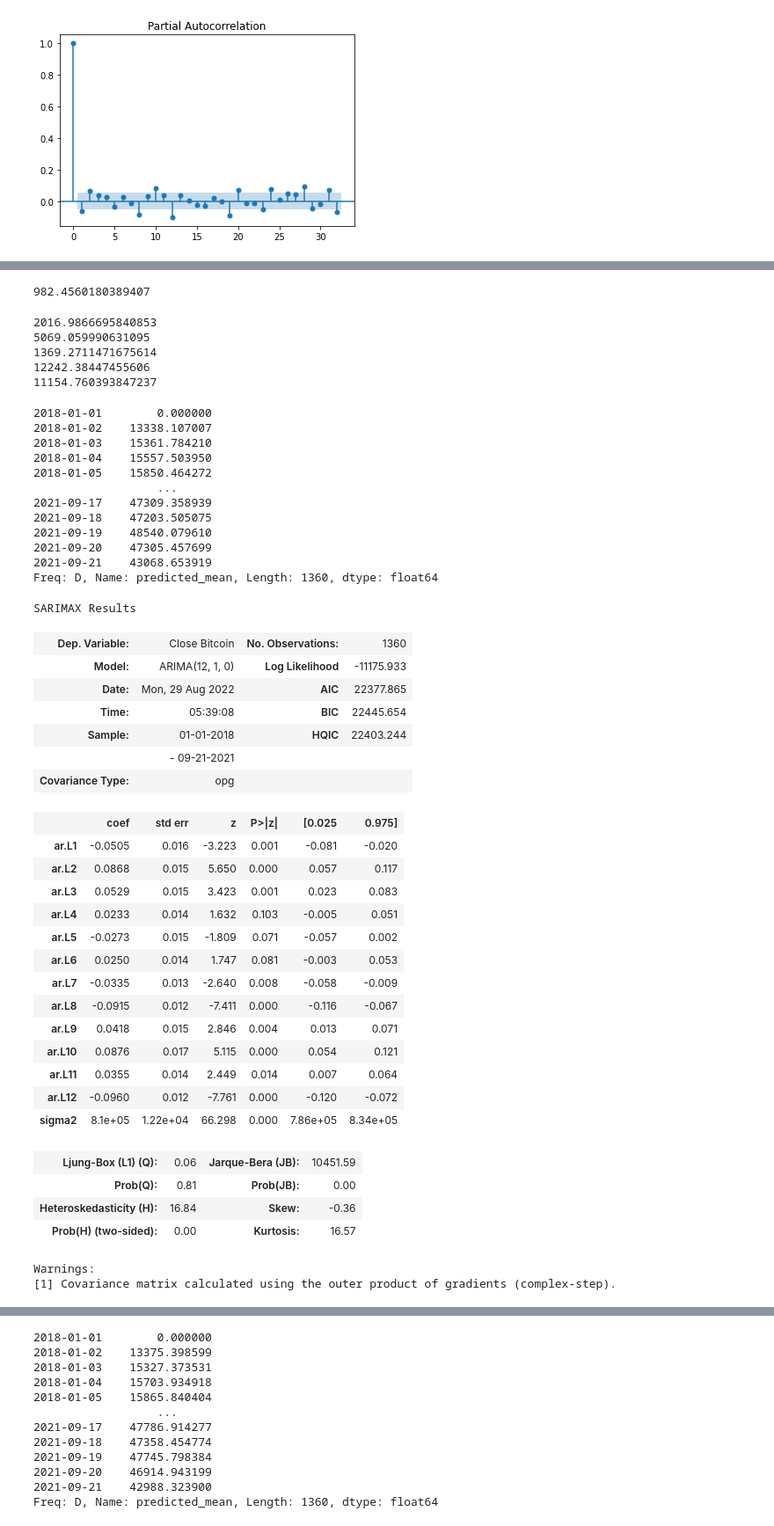
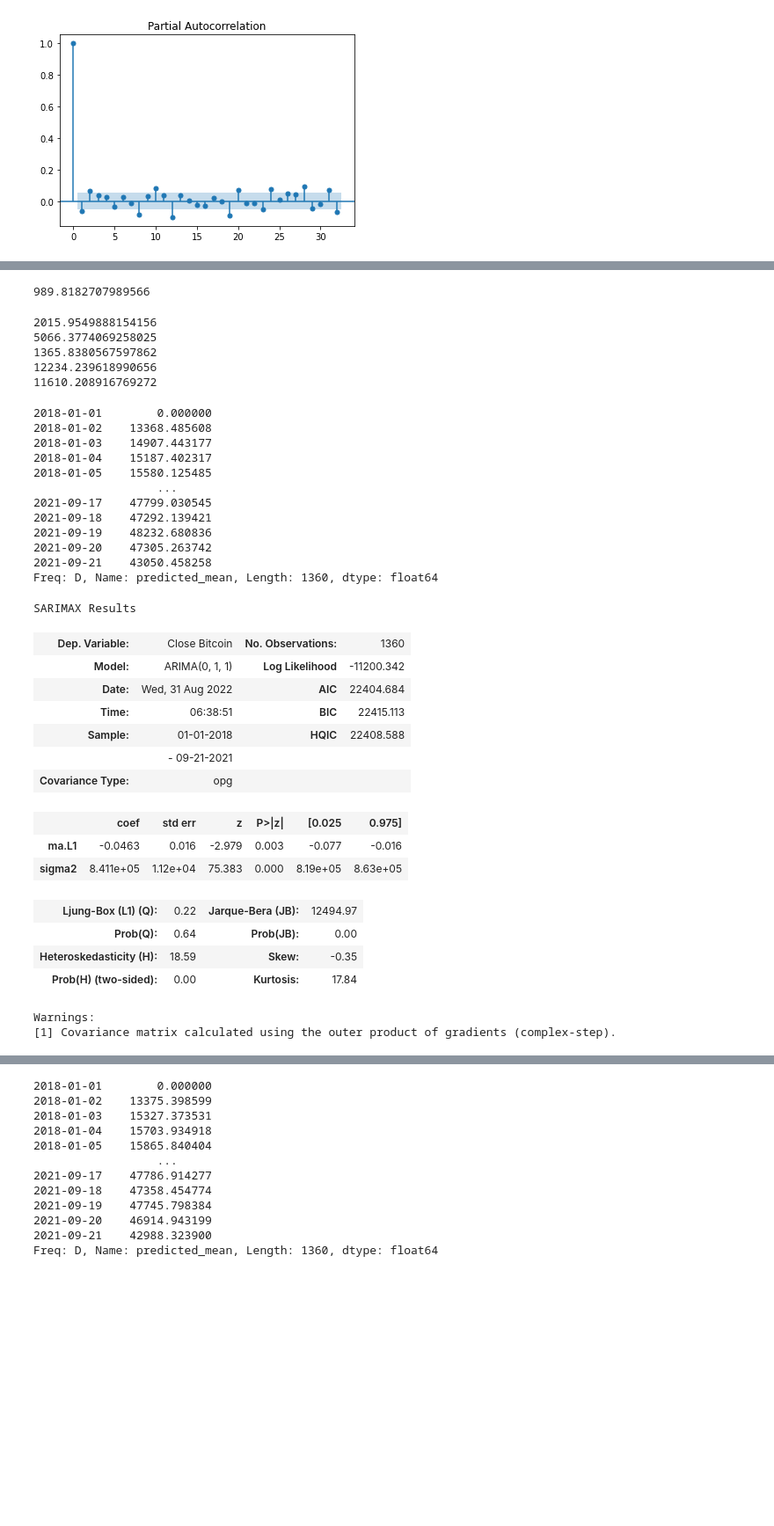
Before and after one commit to VolhaP87/Cryptocurrency_Prediction_Analysis, a Jupyter notebook: Cryptocurrency.ipynb, the cells around one changed output, grey strips where cells are left out. Shown at 88% size. Cells and saved outputs as stored; diff of their text form; code cells hidden in the pictures; blank space fills up the shorter version.

```diff
--- a/Cryptocurrency.ipynb
+++ b/Cryptocurrency.ipynb
@@ -557,67 +554,56 @@ SARIMAX Results
 Warnings:
 [1] Covariance matrix calculated using the outer product of gradients (complex-step).
 # %%
-np.sqrt(mean_squared_error(train_bitcoin, y_hat_ar8))
+np.sqrt(mean_squared_error(train_bitcoin, y_hat_ar1))
 # %% [output]
-982.4560180389407
+989.8182707989566
 # %%
 for train_ind, val_ind in split.split(train_bitcoin_with_ind):
-    ar = ARIMA(endog = train_bitcoin_with_ind.iloc[train_ind, -1], order=(8,1,0)).fit()
+    ar = ARIMA(endog = train_bitcoin_with_ind.iloc[train_ind, -1], order=(1,1,0)).fit()
     preds = ar.predict(typ='levels', start=val_ind[0], end=val_ind[-1])
     true = train_bitcoin_with_ind.iloc[val_ind, -1]
     print(np.sqrt(mean_squared_error(true, preds)))
 # %% [output]
-2016.9866695840853
-5069.059990631095
-1369.2711471675614
-12242.38447455606
-11154.760393847237
+2015.9549888154156
+5066.3774069258025
+1365.8380567597862
+12234.239618990656
+11610.208916769272
 # %%
-ar_12_bitcoin = ARIMA(train_bitcoin, order=(12,1,0)).fit()
-y_hat_ar12 = ar_12_bitcoin.predict(typ='levels')
-y_hat_ar12
+ma_1_bitcoin = ARIMA(train_bitcoin, order=(0,1,1)).fit()
+y_hat_ma1 = ma_1_bitcoin.predict(typ='levels')
+y_hat_ma1
 # %% [output]
 2018-01-01        0.000000
-2018-01-02    13338.107007
-2018-01-03    15361.784210
-2018-01-04    15557.503950
-2018-01-05    15850.464272
+2018-01-02    13368.485608
+2018-01-03    14907.443177
+2018-01-04    15187.402317
+2018-01-05    15580.125485
                   ...
-2021-09-17    47309.358939
-2021-09-18    47203.505075
-2021-09-19    48540.079610
-2021-09-20    47305.457699
-2021-09-21    43068.653919
+2021-09-17    47799.030545
+2021-09-18    47292.139421
+2021-09-19    48232.680836
+2021-09-20    47305.263742
+2021-09-21    43050.458258
 Freq: D, Name: predicted_mean, Length: 1360, dtype: float64
 # %%
-ar_12_bitcoin.summary()
+ma_1_bitcoin.summary()
 # %% [output]
 SARIMAX Results
 | Dep. Variable: | Close Bitcoin | No. Observations: | 1360 |
-| Model: | ARIMA(12, 1, 0) | Log Likelihood | -11175.933 |
-| Date: | Mon, 29 Aug 2022 | AIC | 22377.865 |
-| Time: | 05:39:08 | BIC | 22445.654 |
-| Sample: | 01-01-2018 | HQIC | 22403.244 |
+| Model: | ARIMA(0, 1, 1) | Log Likelihood | -11200.342 |
+| Date: | Wed, 31 Aug 2022 | AIC | 22404.684 |
+| Time: | 06:38:51 | BIC | 22415.113 |
+| Sample: | 01-01-2018 | HQIC | 22408.588 |
 |  | - 09-21-2021 |  |  |
 | Covariance Type: | opg |  |  |
 |  | coef | std err | z | P>|z| | [0.025 | 0.975] |
-| ar.L1 | -0.0505 | 0.016 | -3.223 | 0.001 | -0.081 | -0.020 |
-| ar.L2 | 0.0868 | 0.015 | 5.650 | 0.000 | 0.057 | 0.117 |
-| ar.L3 | 0.0529 | 0.015 | 3.423 | 0.001 | 0.023 | 0.083 |
-| ar.L4 | 0.0233 | 0.014 | 1.632 | 0.103 | -0.005 | 0.051 |
-| ar.L5 | -0.0273 | 0.015 | -1.809 | 0.071 | -0.057 | 0.002 |
-| ar.L6 | 0.0250 | 0.014 | 1.747 | 0.081 | -0.003 | 0.053 |
-| ar.L7 | -0.0335 | 0.013 | -2.640 | 0.008 | -0.058 | -0.009 |
-| ar.L8 | -0.0915 | 0.012 | -7.411 | 0.000 | -0.116 | -0.067 |
-| ar.L9 | 0.0418 | 0.015 | 2.846 | 0.004 | 0.013 | 0.071 |
-| ar.L10 | 0.0876 | 0.017 | 5.115 | 0.000 | 0.054 | 0.121 |
-| ar.L11 | 0.0355 | 0.014 | 2.449 | 0.014 | 0.007 | 0.064 |
-| ar.L12 | -0.0960 | 0.012 | -7.761 | 0.000 | -0.120 | -0.072 |
-| sigma2 | 8.1e+05 | 1.22e+04 | 66.298 | 0.000 | 7.86e+05 | 8.34e+05 |
+| ma.L1 | -0.0463 | 0.016 | -2.979 | 0.003 | -0.077 | -0.016 |
+| sigma2 | 8.411e+05 | 1.12e+04 | 75.383 | 0.000 | 8.19e+05 | 8.63e+05 |
-| Ljung-Box (L1) (Q): | 0.06 | Jarque-Bera (JB): | 10451.59 |
-| Prob(Q): | 0.81 | Prob(JB): | 0.00 |
-| Heteroskedasticity (H): | 16.84 | Skew: | -0.36 |
-| Prob(H) (two-sided): | 0.00 | Kurtosis: | 16.57 |
+| Ljung-Box (L1) (Q): | 0.22 | Jarque-Bera (JB): | 12494.97 |
+| Prob(Q): | 0.64 | Prob(JB): | 0.00 |
+| Heteroskedasticity (H): | 18.59 | Skew: | -0.35 |
+| Prob(H) (two-sided): | 0.00 | Kurtosis: | 17.84 |
 Warnings:
 [1] Covariance matrix calculated using the outer product of gradients (complex-step).
 # %%
```
Also changed, not shown: parts of 125 cells of this notebook.
